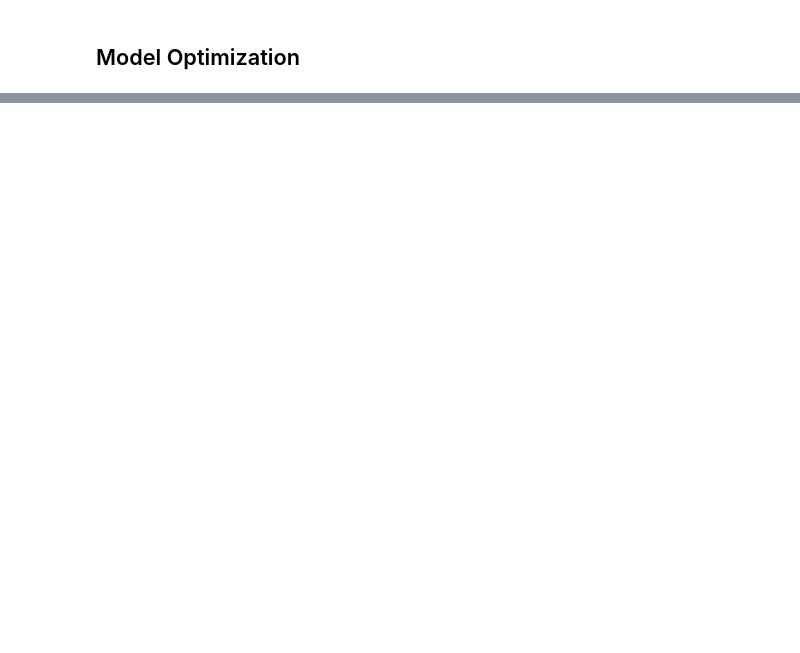
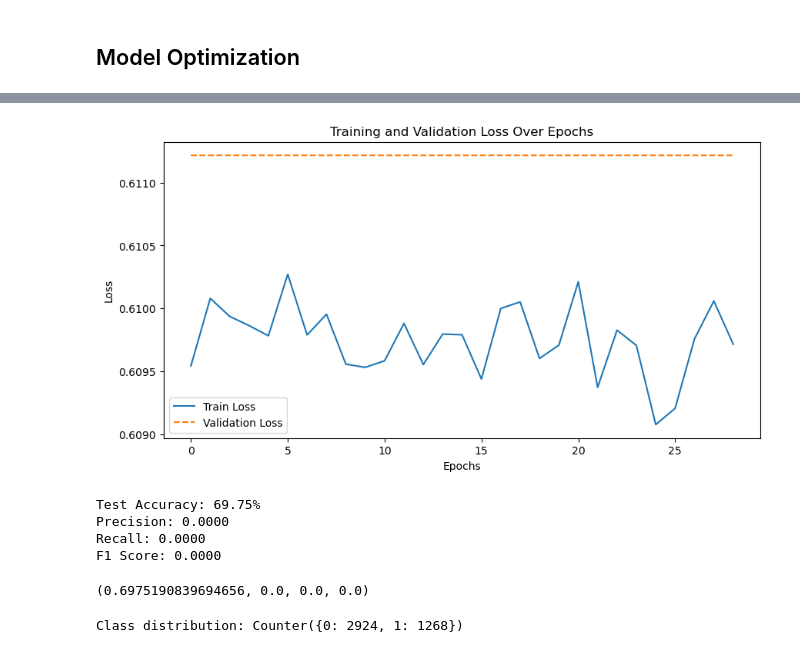
Before and after one commit to danielrmerskine/COGS188_Final_Project, a Jupyter notebook: model.ipynb, the cells around one changed output, grey strips where cells are left out. Cells and saved outputs as stored; diff of their text form; code cells hidden in the pictures; blank space fills up the shorter version.

```diff
--- a/model.ipynb
+++ b/model.ipynb
@@ -216,7 +245,7 @@ Test Accuracy: 69.75%
 ## Model Optimization
 # %%
 # Training loop with optimization
-def train(model, train_loader, val_loader, criterion, optimizer, num_epochs=100, patience=10):
+def optimized_train(model, train_loader, val_loader, criterion, optimizer, num_epochs=100, patience=10):
     device = torch.device("cuda" if torch.cuda.is_available() else "cpu")
     model.to(device)
 
@@ -289,3 +318,7 @@ def train(model, train_loader, val_loader, criterion, optimizer, num_epochs=100,
     plt.show()
 
     return model
+# %%
+optimized_train(model, train_loader, val_loader, criterion, optimizer, num_epochs=100)
+evaluate(model, test_loader)
+# %% [output]
@@ -291,0 +342,11 @@ def train(model, train_loader, val_loader, criterion, optimizer, num_epochs=100,
+[figure, added]
+Test Accuracy: 69.75%
+Precision: 0.0000
+Recall: 0.0000
+F1 Score: 0.0000
+(0.6975190839694656, 0.0, 0.0, 0.0)
+# %%
+import collections
+print("Class distribution:", collections.Counter(y_test))
+# %% [output]
+Class distribution: Counter({0: 2924, 1: 1268})
```
Also changed, not shown: parts of 4 cells of this notebook, 4 other files.
